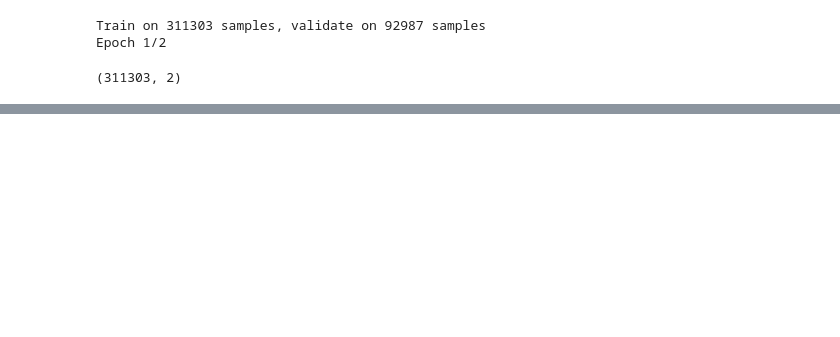
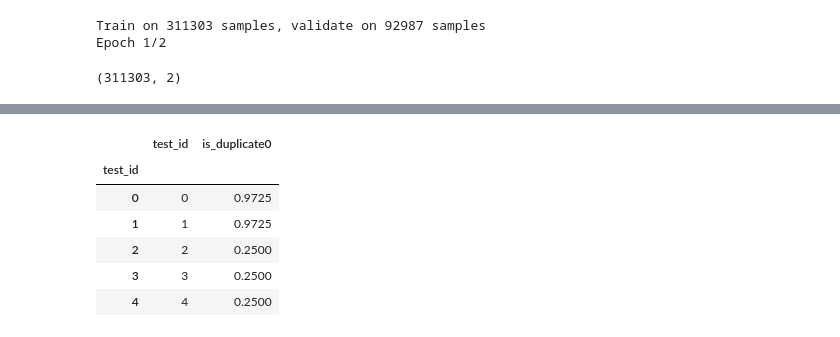
Before and after one commit to billwiliams/kaggle_quora, a Jupyter notebook: kaggle_1.ipynb, the cells around one changed output, grey strips where cells are left out. Drawn from its saved outputs; the diff is of its cells as text; code cells hidden in the pictures; blank space fills up the shorter version.

```diff
--- a/kaggle_1.ipynb
+++ b/kaggle_1.ipynb
@@ -233,0 +489,4 @@ X_train.shape
+# %%
+pred=pd.read_csv('xgboost.csv')
+# %%
+pred.index=pred.index+1
@@ -233,0 +506,2 @@ X_train.shape
+# %%
+pred['test_id']=pred['test_id']-1
@@ -233,0 +519,12 @@ X_train.shape
+# %%
+pred.index=pred['test_id']
+# %%
+pred.head()
+# %% [output]
+|  | test_id | is_duplicate0 |
+| test_id |  |  |
+| 0 | 0 | 0.9725 |
+| 1 | 1 | 0.9725 |
+| 2 | 2 | 0.2500 |
+| 3 | 3 | 0.2500 |
+| 4 | 4 | 0.2500 |
```
Also changed, not shown: parts of 65 cells of this notebook, 1 other file.
